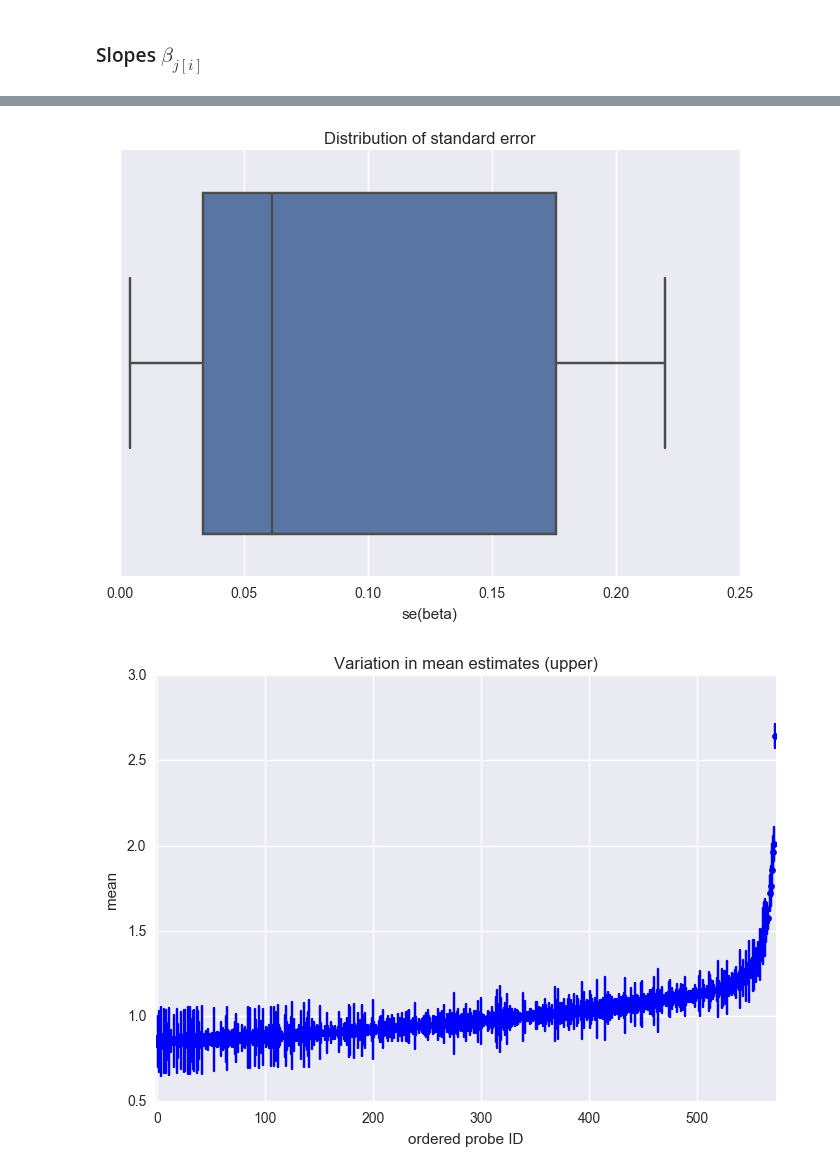
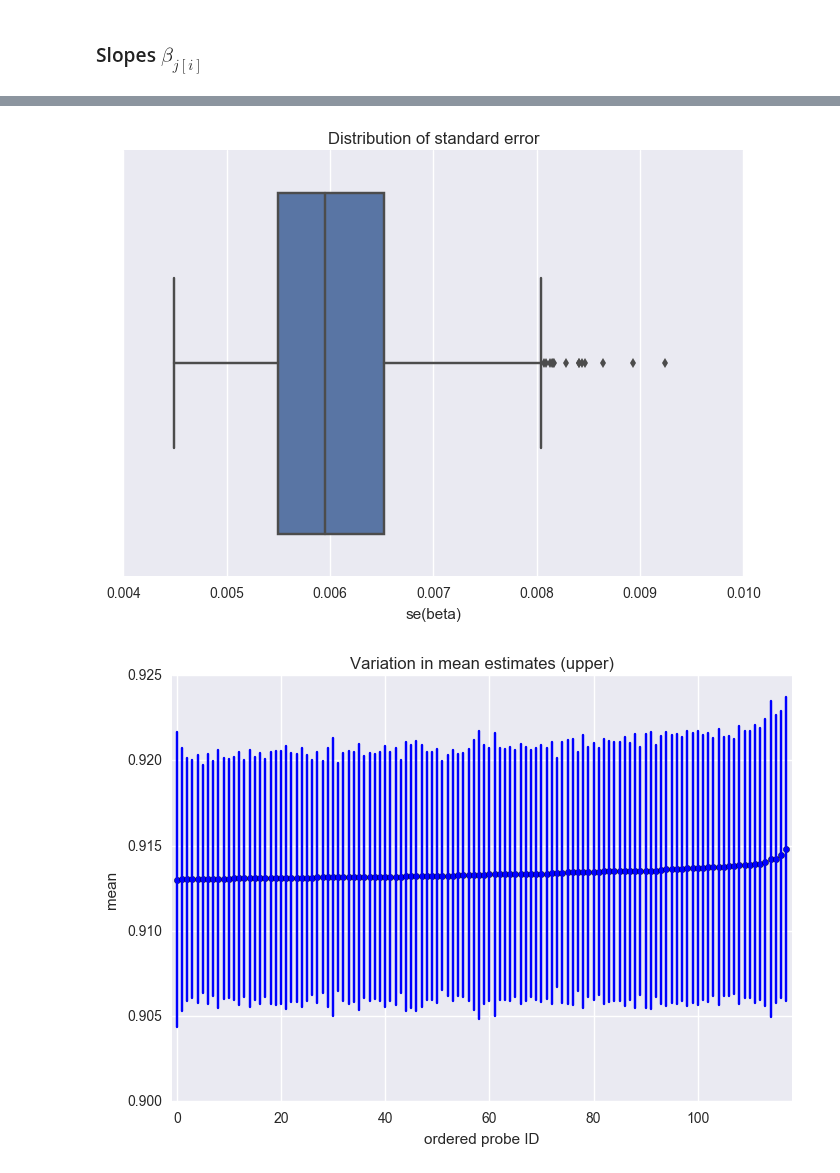
Before and after one commit to widdowquinn/SI_Holmes_etal_2017, a Jupyter notebook: 06-treatment_effect.ipynb, the cells around one changed output, grey strips where cells are left out. Saved outputs shown, nothing was run; the diff lists cells and outputs as text; code cells hidden in the pictures.

```diff
--- a/06-treatment_effect.ipynb
+++ b/06-treatment_effect.ipynb
@@ -132,8 +132,8 @@ treatment_data_dict = {'N': len(data),
                        'J': nprobes,
                        'probe': data['probe_index'] + 1,
                        't': data['treatment'],
-                       'x': data['input'],
-                       'y': data['output']}
+                       'x': data['log_input'],
+                       'y': data['log_output']}
 # %%
 # run stan fit
 treatment_fit = pystan.stan(model_code=treatment_model,
@@ -218,11 +223,11 @@ g = sns.boxplot(beta_se)
 g.set_title("Distribution of standard error")
 g.set_xlabel("se(beta)");
 # %% [output]
-[figure, old version]
+[figure, new version]
 # %%
 # errors for intercept outliers
-tools.plot_threshold_errors(beta_estimates, beta_se, 0.85)
+tools.plot_threshold_errors(beta_estimates, beta_se, 0.913)
 # %% [output]
-[figure, old version]
+[figure, new version]
 # %%
 # errors for intercept outliers
```
Also changed, not shown: parts of 12 cells of this notebook, 7 other files.
